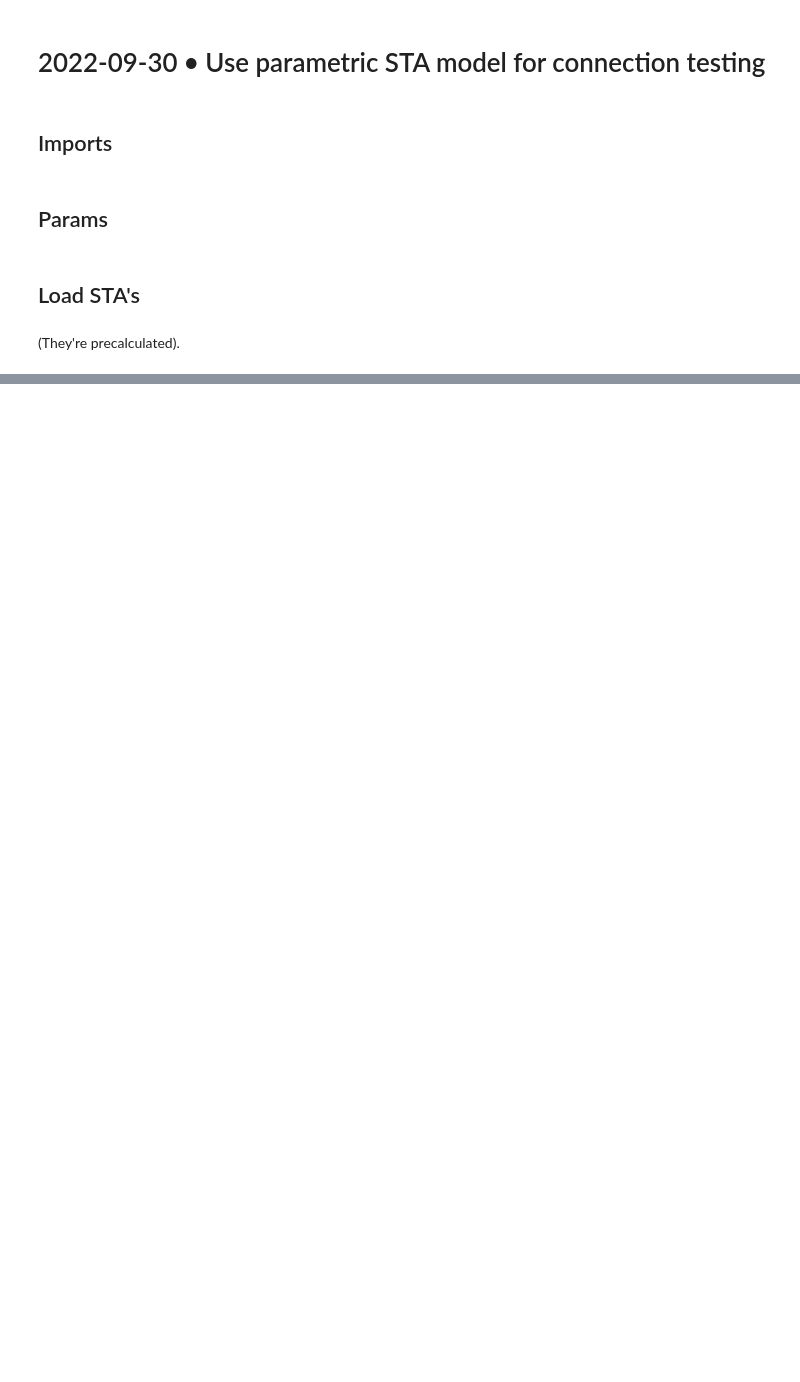
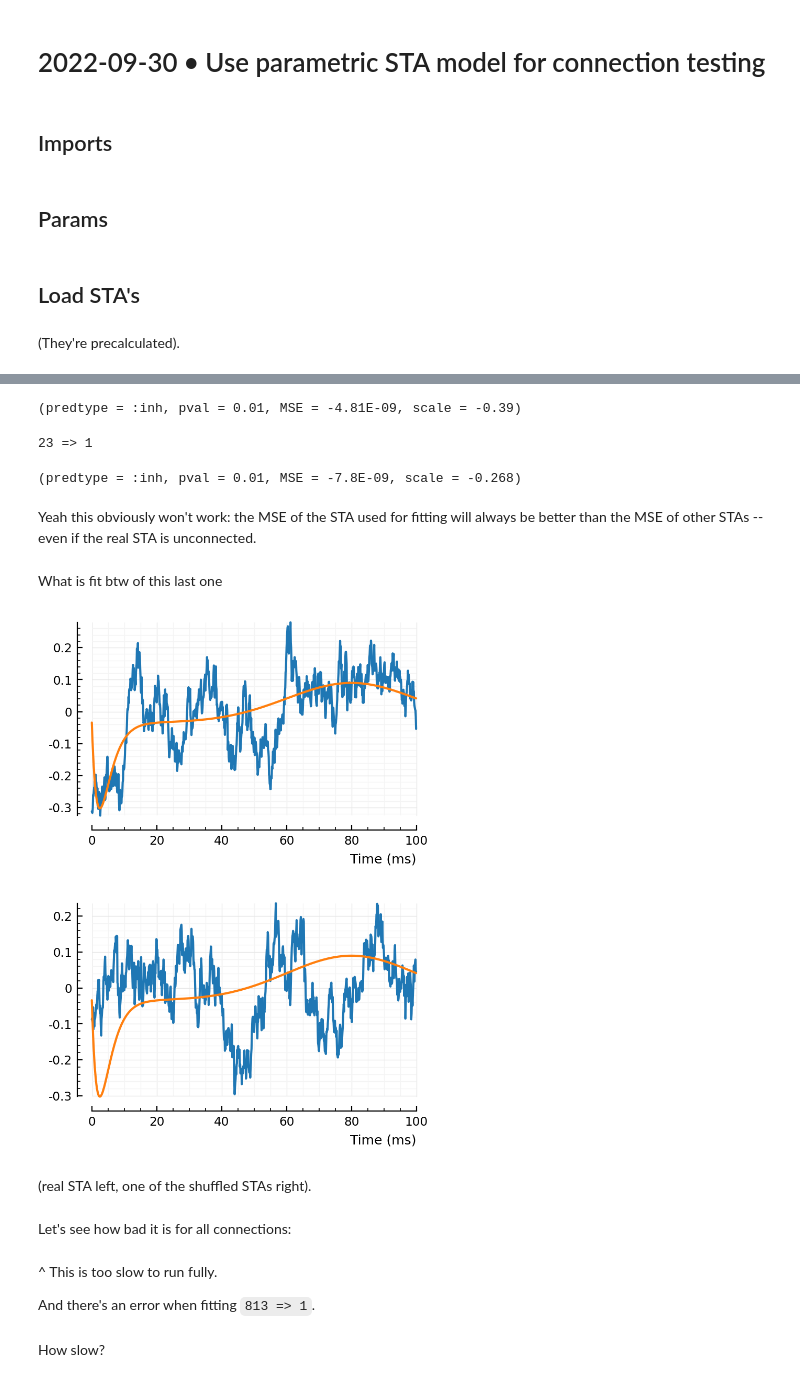
Before and after one commit to tfiers/phd, a Jupyter notebook: _sources/nb/2022-09-30__Conntest_with_parametric_STA_model.ipynb, the cells around one changed output, grey strips where cells are left out. Cells and saved outputs as stored; diff of their text form; code cells hidden in the pictures; blank space fills up the shorter version.

```diff
--- a/_sources/nb/2022-09-30__Conntest_with_parametric_STA_model.ipynb
+++ b/_sources/nb/2022-09-30__Conntest_with_parametric_STA_model.ipynb
@@ -33,2 +36,2 @@ Loading cached output from `C:\Users\tfiers\.phdcache\calc_all_STAs\b9353bdd11d8
 # %%
-(conns, STAs, shuffled_STAs) = out;
+(ct, STAs, shuffled_STAs) = out;
@@ -44,0 +80,32 @@ LsqFit.LsqFitResult{Vector{Float64}, Vector{Float64}, Matrix{Float64}, Vector{Fl
+# %%
+testconn(conn)
+# %% [output]
+(predtype = :inh, pval = 0.01, MSE = -4.81E-09, scale = -0.39)
+# %%
+conn = example_conn(:unconn)
+# %% [output]
+23 => 1
+# %%
+testconn(conn)
+# %% [output]
+(predtype = :inh, pval = 0.01, MSE = -7.8E-09, scale = -0.268)
+# %% [markdown]
+Yeah this obviously won't work: the MSE of the STA used for fitting will always be better than the MSE of other STAs -- even if the real STA is unconnected.
+# %% [markdown]
+What is fit btw of this last one
+# %%
+real_STA = STAs[conn]
+fitted_params = fit_STA(real_STA, p)
+fitted_model = model_STA(p, fitted_params)
+plotsig(centre(real_STA) / mV, p)
+plotsig(fitted_model / mV, p);
+plt.subplots()
+plotsig(centre(shuffled_STAs[conn][1]) / mV, p)
+plotsig(fitted_model / mV, p);
+# %% [output]
+[figure, added]
+[figure, added]
+# %% [markdown]
+(real STA left, one of the shuffled STAs right).
+# %% [markdown]
+Let's see how bad it is for all connections:
@@ -44,0 +114,6 @@ LsqFit.LsqFitResult{Vector{Float64}, Vector{Float64}, Matrix{Float64}, Vector{Fl
+# %% [markdown]
+^ This is too slow to run fully.
+
+And there's an error when fitting `813 => 1`.
+# %% [markdown]
+How slow?
```
Also changed, not shown: parts of 127 cells of this notebook, 13 other files.
